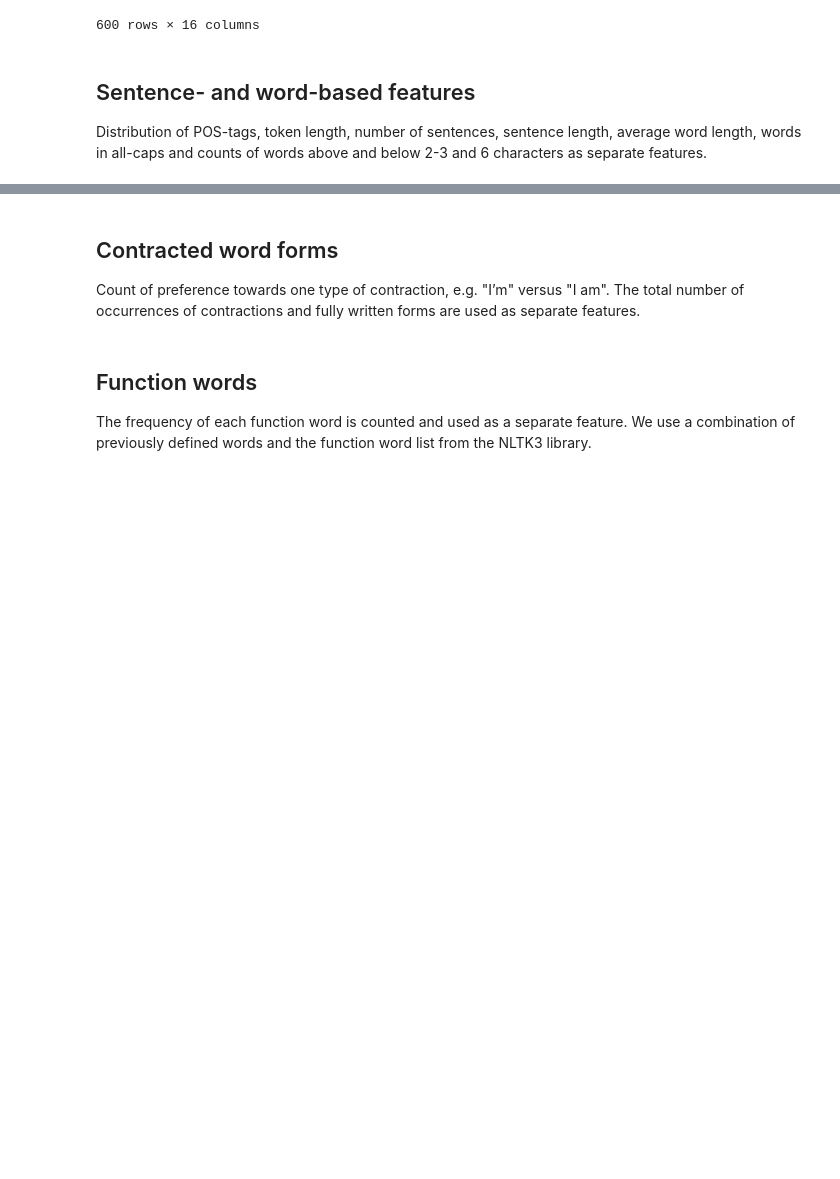
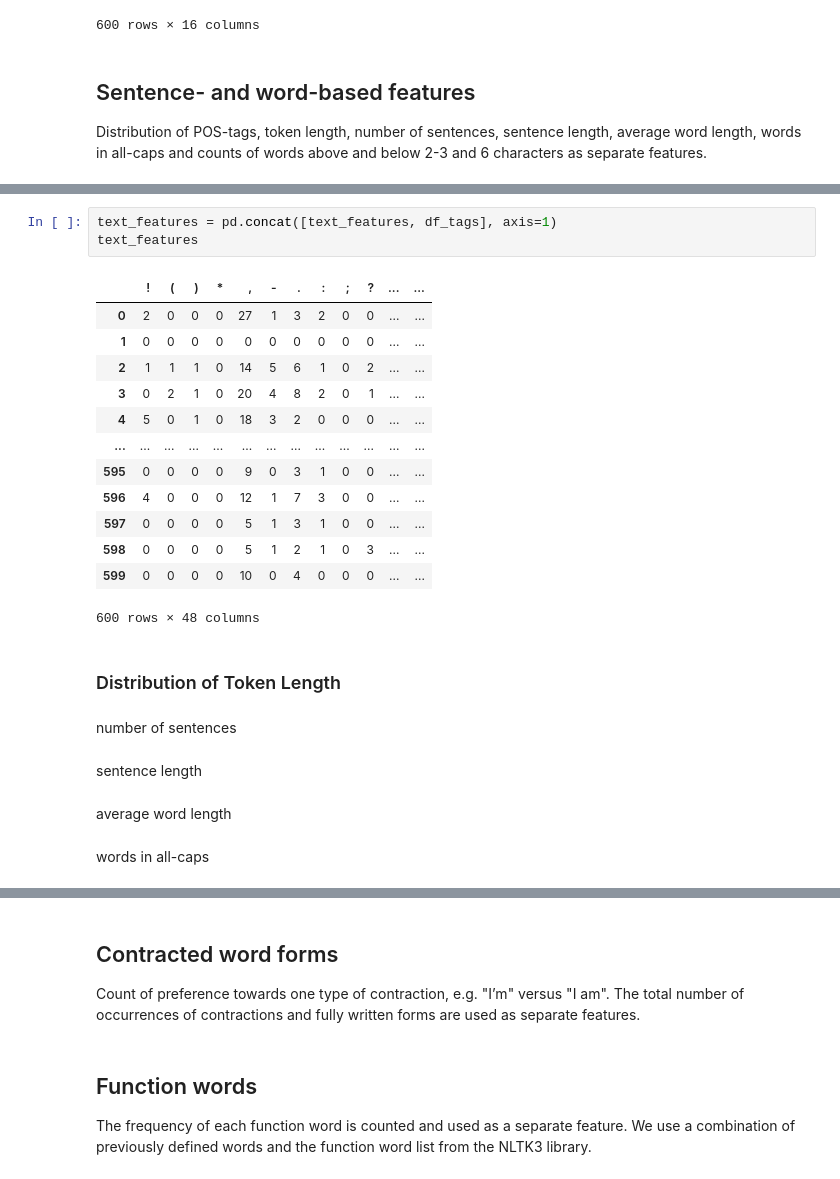
Before and after one commit to SimeonHristov99/ati, a Jupyter notebook: src/05_EDA02_text_features.ipynb, the cells around one changed output, grey strips where cells are left out. Drawn from its saved outputs; the diff is of its cells as text; blank space fills up the shorter version.

```diff
--- a/src/05_EDA02_text_features.ipynb
+++ b/src/05_EDA02_text_features.ipynb
@@ -129,0 +223,27 @@ print(doc.to_conll())
+# %%
+text_features = pd.concat([text_features, df_tags], axis=1)
+text_features
+# %% [output]
+|  | ! | ( | ) | * | , | - | . | : | ; | ? | ... | ... |
+| 0 | 2 | 0 | 0 | 0 | 27 | 1 | 3 | 2 | 0 | 0 | ... | ... |
+| 1 | 0 | 0 | 0 | 0 | 0 | 0 | 0 | 0 | 0 | 0 | ... | ... |
+| 2 | 1 | 1 | 1 | 0 | 14 | 5 | 6 | 1 | 0 | 2 | ... | ... |
+| 3 | 0 | 2 | 1 | 0 | 20 | 4 | 8 | 2 | 0 | 1 | ... | ... |
+| 4 | 5 | 0 | 1 | 0 | 18 | 3 | 2 | 0 | 0 | 0 | ... | ... |
+| ... | ... | ... | ... | ... | ... | ... | ... | ... | ... | ... | ... | ... |
+| 595 | 0 | 0 | 0 | 0 | 9 | 0 | 3 | 1 | 0 | 0 | ... | ... |
+| 596 | 4 | 0 | 0 | 0 | 12 | 1 | 7 | 3 | 0 | 0 | ... | ... |
+| 597 | 0 | 0 | 0 | 0 | 5 | 1 | 3 | 1 | 0 | 0 | ... | ... |
+| 598 | 0 | 0 | 0 | 0 | 5 | 1 | 2 | 1 | 0 | 3 | ... | ... |
+| 599 | 0 | 0 | 0 | 0 | 10 | 0 | 4 | 0 | 0 | 0 | ... | ... |
+600 rows × 48 columns
+# %% [markdown]
+### Distribution of Token Length
+# %% [markdown]
+number of sentences
+# %% [markdown]
+sentence length
+# %% [markdown]
+average word length
+# %% [markdown]
+words in all-caps
```
Also changed, not shown: parts of 8 cells of this notebook.
